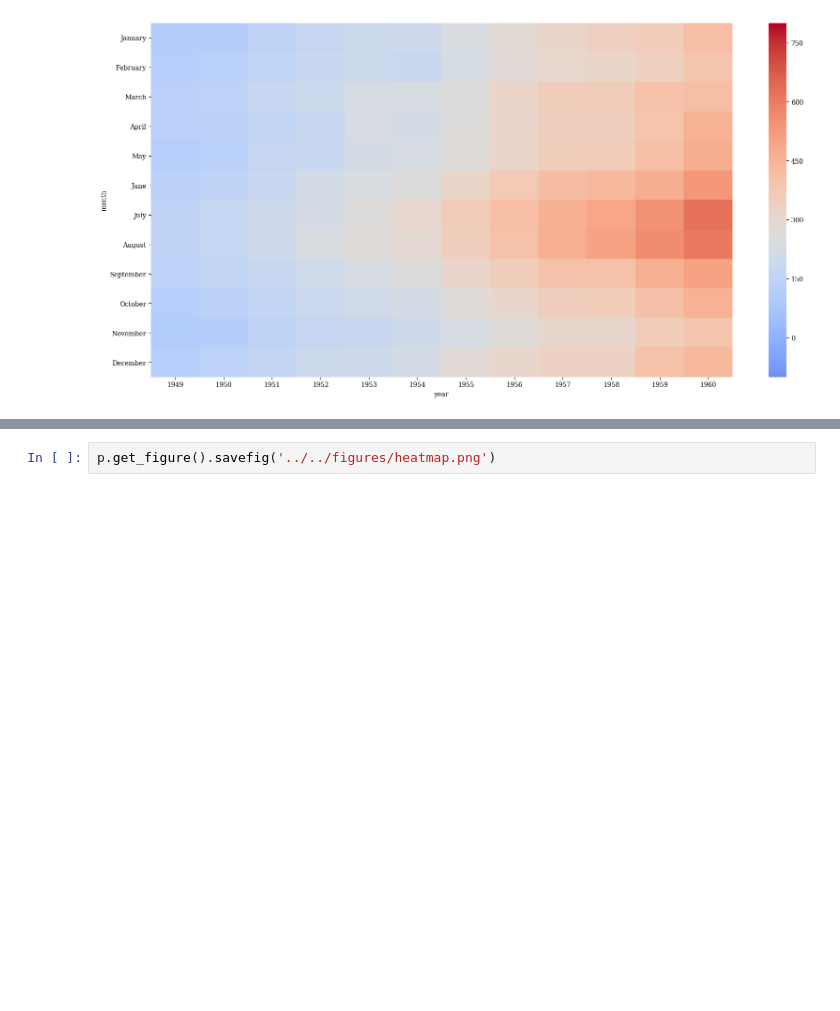
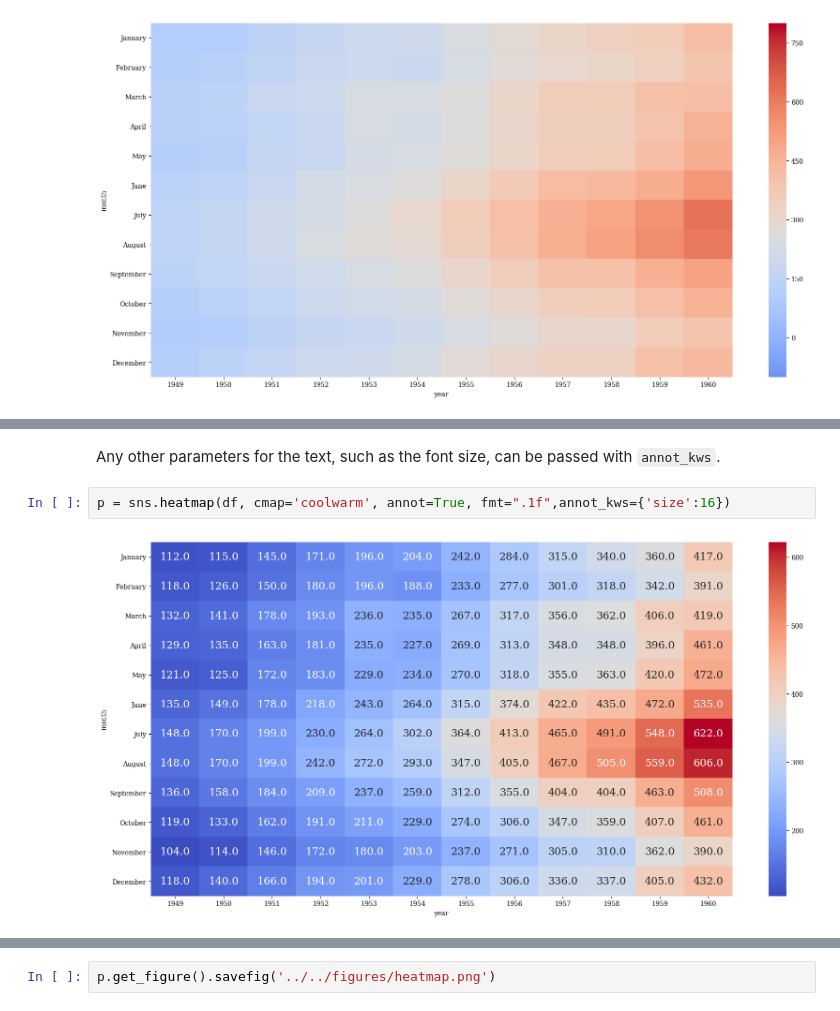
Before and after one commit to apryor6/apryor6.github.io, a Jupyter notebook: visualizations/seaborn/heatmap.ipynb, the cells around one changed output, grey strips where cells are left out. Drawn from its saved outputs; the diff is of its cells as text; blank space fills up the shorter version.

```diff
--- a/visualizations/seaborn/heatmap.ipynb
+++ b/visualizations/seaborn/heatmap.ipynb
@@ -71,0 +85,6 @@ p = sns.heatmap(df, cmap='coolwarm', center=midpoint)
+# %% [markdown]
+Any other parameters for the text, such as the font size, can be passed with `annot_kws`.
+# %%
+p = sns.heatmap(df, cmap='coolwarm', annot=True, fmt=".1f",annot_kws={'size':16})
+# %% [output]
+[figure, added]
```
Also changed, not shown: parts of 18 cells of this notebook, 14 other files.
